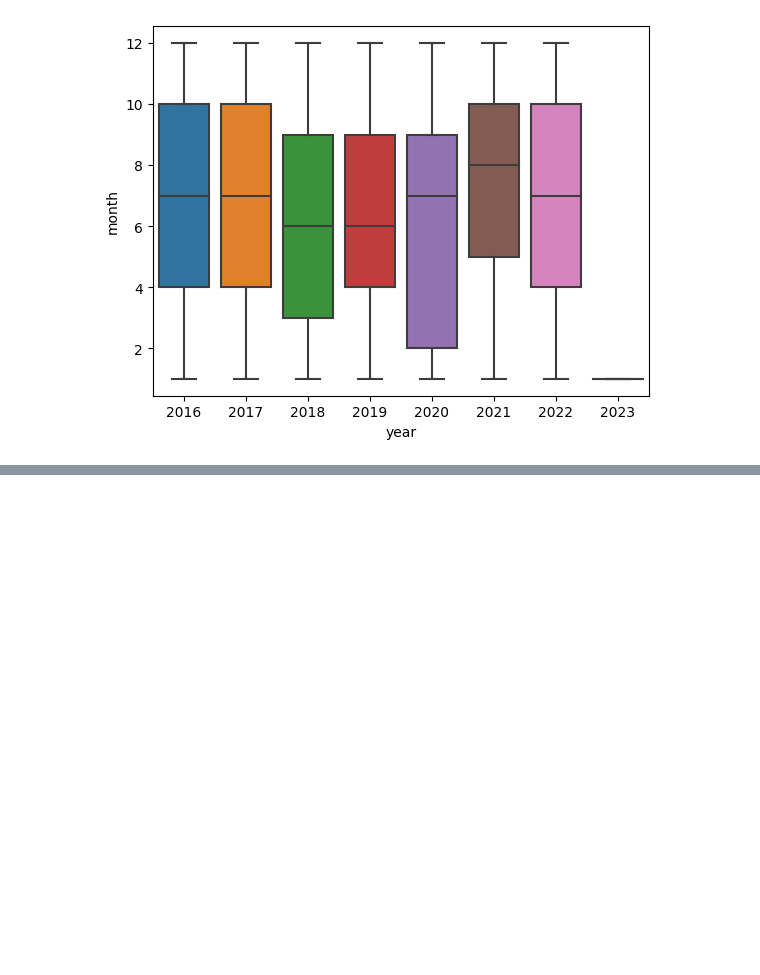
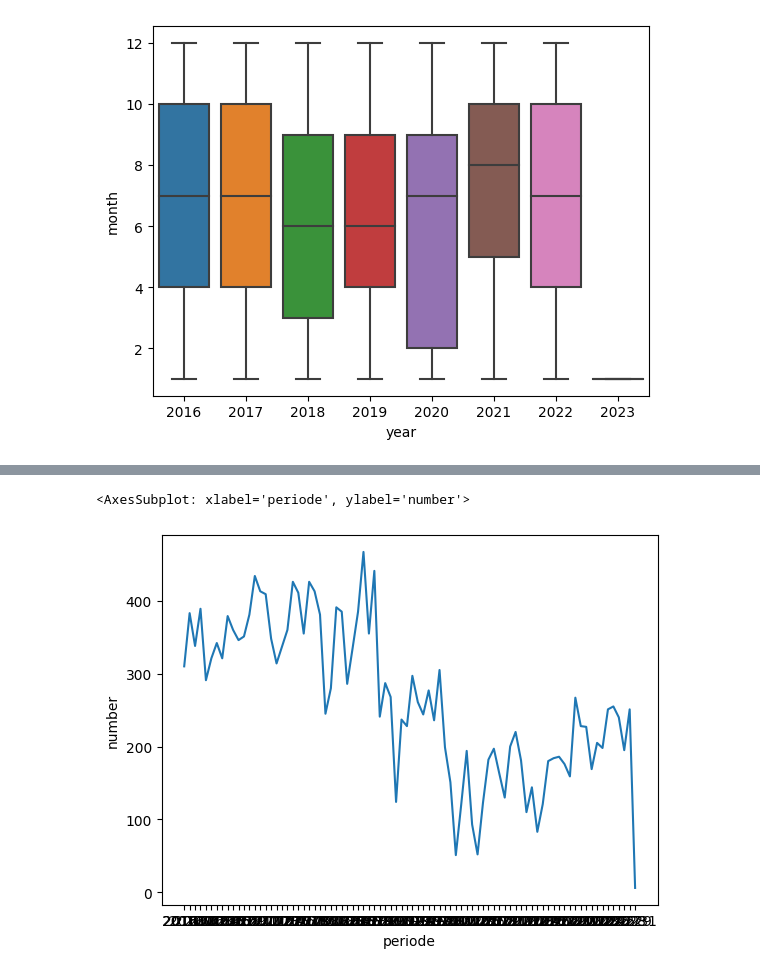
Before and after one commit to RudyBourez/Time-Series, a Jupyter notebook: Analyse/analyse.ipynb, the cells around one changed output, grey strips where cells are left out. Cells and saved outputs as stored; diff of their text form; code cells hidden in the pictures; blank space fills up the shorter version.

```diff
--- a/Analyse/analyse.ipynb
+++ b/Analyse/analyse.ipynb
@@ -172,0 +184,4 @@ sns.boxplot(data=df_objects, x="year", y="month")
+# %%
+data_for_trend = df_objects[["year", "month", "number"]]
+# %%
+data_for_trend["periode"] = data_for_trend["year"].astype(str) + data_for_trend["month"].astype(str)
@@ -172,0 +194,7 @@ sns.boxplot(data=df_objects, x="year", y="month")
+# %%
+data_for_trend = data_for_trend[["periode", 'number']].groupby("periode").sum().reset_index()
+# %%
+sns.lineplot(x=data_for_trend["periode"], y=data_for_trend["number"], sort=False)
+# %% [output]
+<AxesSubplot: xlabel='periode', ylabel='number'>
+[figure, added]
```
Also changed, not shown: parts of 7 cells of this notebook, 6 other files.
